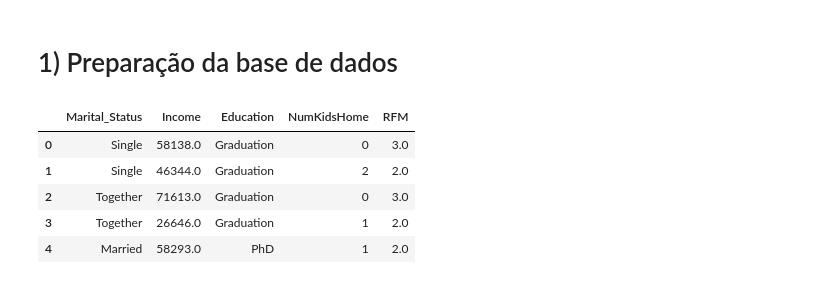
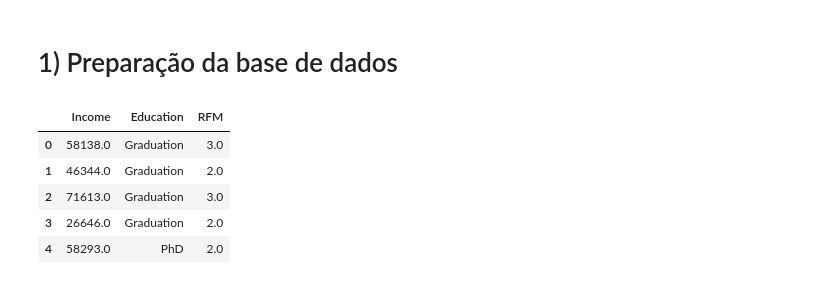
Before and after one commit to victoriaegandolfi/ps, a Jupyter notebook: Processo seletivo - EDA.ipynb, the cells around one changed output. Saved outputs shown, nothing was run; the diff lists cells and outputs as text; code cells hidden in the pictures.

```diff
--- a/Processo seletivo - EDA.ipynb
+++ b/Processo seletivo - EDA.ipynb
@@ -320,12 +336,15 @@ plt.show()
 # %% [markdown]
 # 1) Preparação da base de dados
 # %%
-cluster_df = df.loc[:, ['Marital_Status', 'Income', 'Education', 'NumKidsHome', 'RFM']]
+cluster_df = df.loc[:, ['Income', 'Education', 'RFM']]
+cluster_df['Income'] = cluster_df['Income'].apply(lambda x: 0 if (x <= 40000) else x) # baixa
+cluster_df['Income'] = cluster_df['Income'].apply(lambda x: 1 if (x > 40000 and x <= 60000) else x) # média
+cluster_df['Income'] = cluster_df['Income'].apply(lambda x: 2 if (x > 60000) else x) # alta
 cluster_df.head()
 # %% [output]
-|  | Marital_Status | Income | Education | NumKidsHome | RFM |
-| 0 | Single | 58138.0 | Graduation | 0 | 3.0 |
-| 1 | Single | 46344.0 | Graduation | 2 | 2.0 |
-| 2 | Together | 71613.0 | Graduation | 0 | 3.0 |
-| 3 | Together | 26646.0 | Graduation | 1 | 2.0 |
-| 4 | Married | 58293.0 | PhD | 1 | 2.0 |
+|  | Income | Education | RFM |
+| 0 | 58138.0 | Graduation | 3.0 |
+| 1 | 46344.0 | Graduation | 2.0 |
+| 2 | 71613.0 | Graduation | 3.0 |
+| 3 | 26646.0 | Graduation | 2.0 |
+| 4 | 58293.0 | PhD | 2.0 |
```
Also changed, not shown: parts of 18 cells of this notebook.
